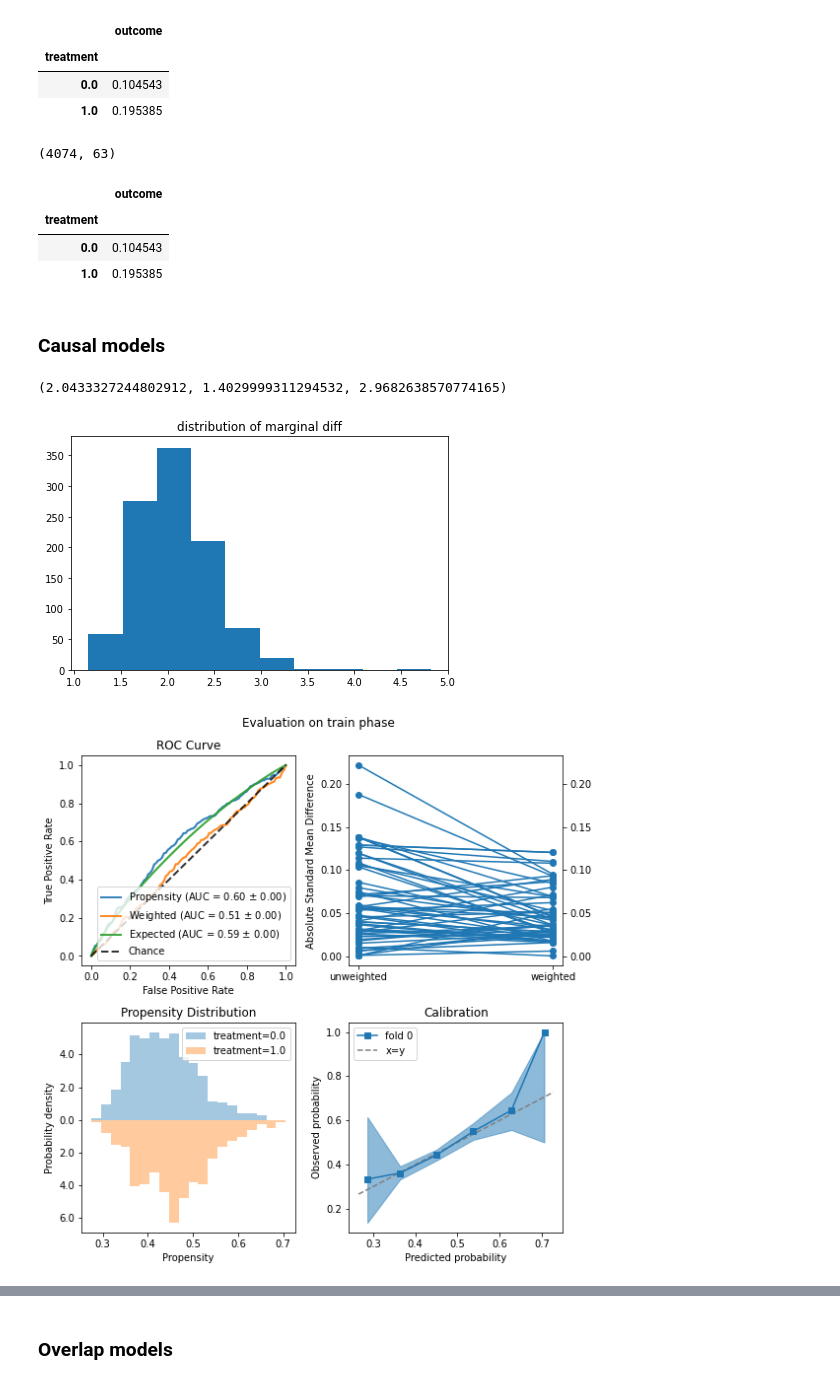
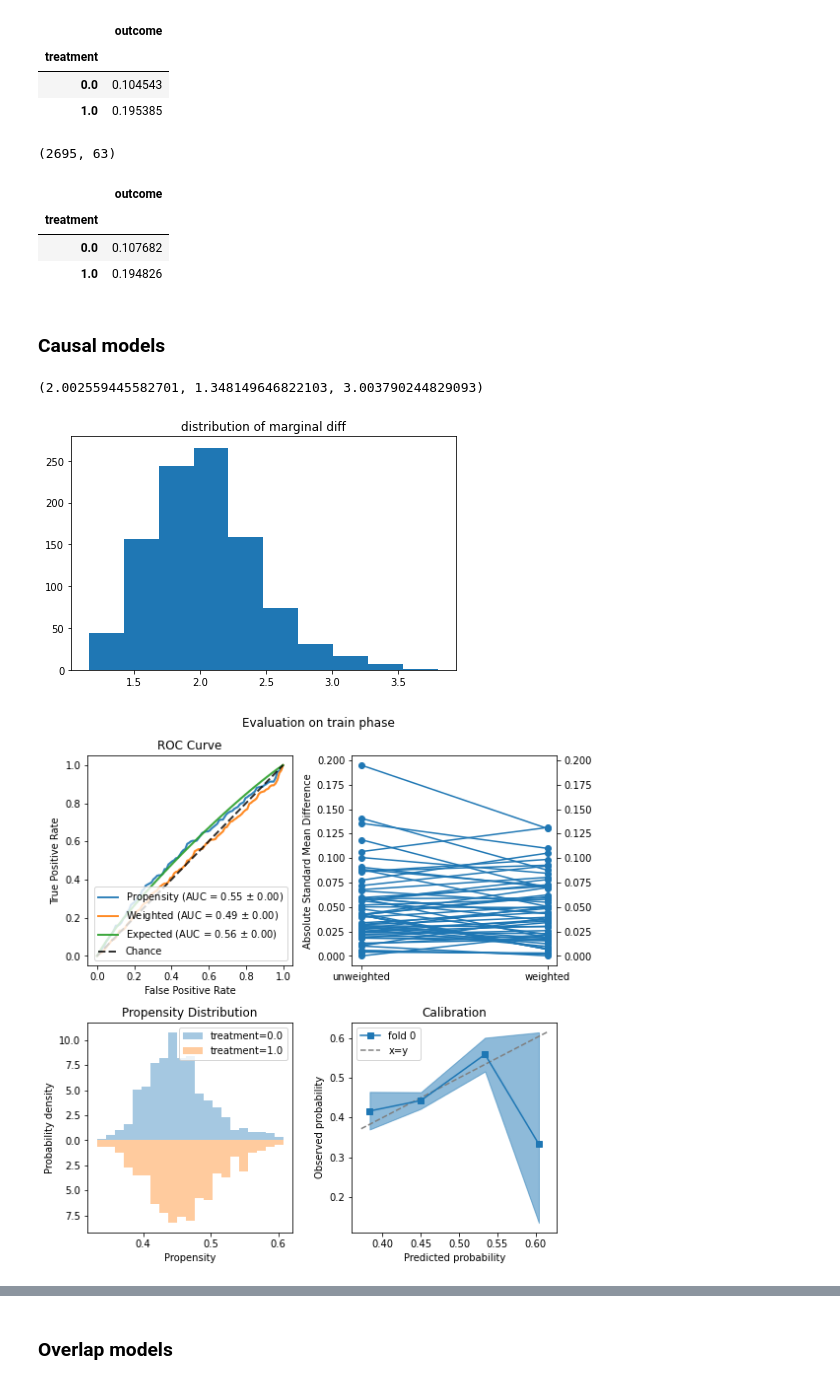
Before and after one commit to Viktour19/overlap-fp, a Jupyter notebook: ptree_exps.ipynb, the cells around one changed output, grey strips where cells are left out. Cells and saved outputs as stored; diff of their text form; code cells hidden in the pictures.

Commit message:
support model sl ipw

```diff
--- a/ptree_exps.ipynb
+++ b/ptree_exps.ipynb
@@ -34,29 +34,29 @@ data[['treatment', 'outcome']].groupby(['treatment']).mean()
 # %%
 print([description(x, varenc) for x in pd.read_csv(DATA_PATH).columns[:-2]])
 # %%
-ENCODE = True
-DATA_PATH = folder + 'data/fp_sl_select1622022777.csv'
+ENCODE = False
+DATA_PATH = folder + 'data/fp_sl_select1622022777-support.csv'
 X_df, a, y = get_data(data_path=DATA_PATH, encode=ENCODE)
 # %%
 X_df.shape
 # %% [output]
-(4074, 63)
+(2695, 63)
 # %%
 pd.concat((a,y), axis=1).groupby(['treatment']).mean()
 # %% [output]
 |  | outcome |
 | treatment |  |
-| 0.0 | 0.104543 |
-| 1.0 | 0.195385 |
+| 0.0 | 0.107682 |
+| 1.0 | 0.194826 |
 # %% [markdown]
 ### Causal models
 # %%
 bootstrap_marginal(data_path=DATA_PATH, effect_type='or')
 # %% [output]
-(2.0433327244802912, 1.4029999311294532, 2.9682638570774165)
+(2.002559445582701, 1.348149646822103, 3.003790244829093)
-[figure, old version]
+[figure, new version]
 # %%
-MODEL = 'ow'
+MODEL = 'ipw'
 evaluations, X_test, a_test, y_test = propensity_model(data_path=DATA_PATH, encode=ENCODE, method='sigmoid', model=MODEL)
 # %% [output]
-[figure, old version]
+[figure, new version]
```
Also changed, not shown: parts of 5 cells of this notebook, 4 other files.
